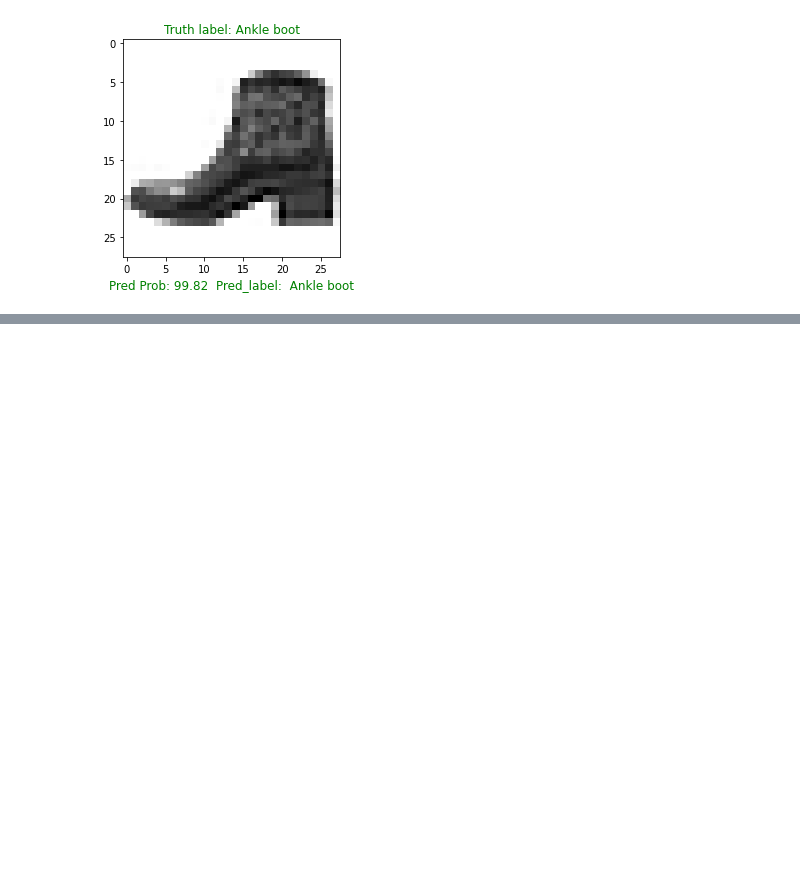
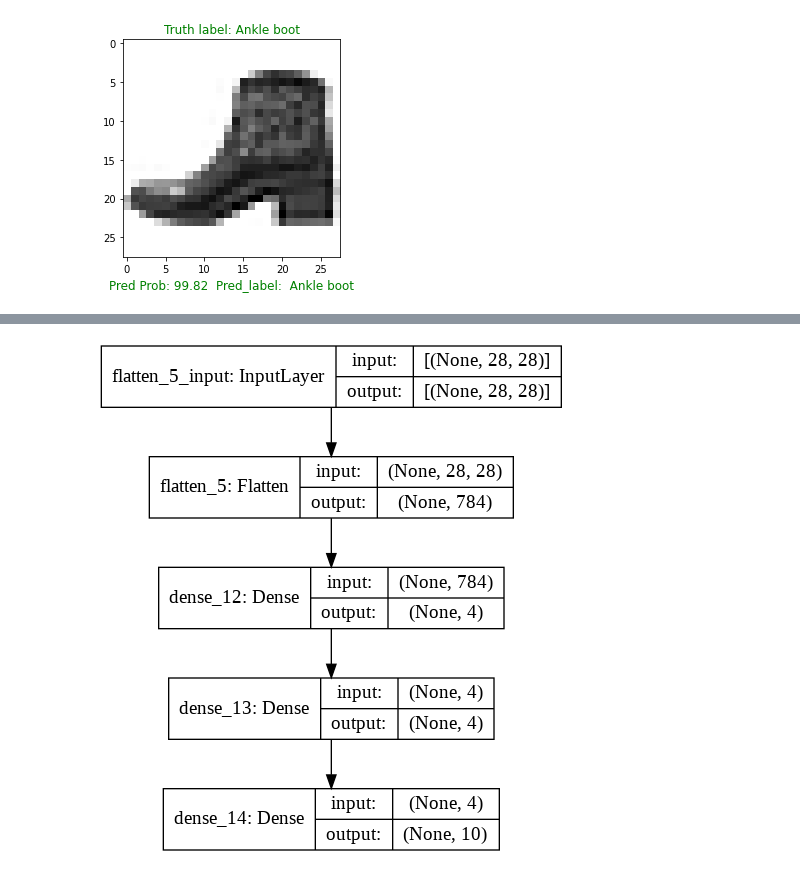
Before and after one commit to Shubhranshu-Malhotra/Tensorflow-Developer-ZTM, a Jupyter notebook: [Practice_Project]_02_neural_network_classification_in_tensorflow.ipynb, the cells around one changed output, grey strips where cells are left out. Cells and saved outputs as stored; diff of their text form; code cells hidden in the pictures; blank space fills up the shorter version.

Commit message:
unwrapping the NN model

```diff
--- a/[Practice_Project]_02_neural_network_classification_in_tensorflow.ipynb
+++ b/[Practice_Project]_02_neural_network_classification_in_tensorflow.ipynb
@@ -587,0 +636,4 @@ plot_random_image(model_5, norm_X_test, y_test, list(class_to_label.values()))
+# %%
+tf.keras.utils.plot_model(model_5, show_shapes=True)
+# %% [output]
+[figure, added]
```
Also changed, not shown: parts of 5 cells of this notebook.
